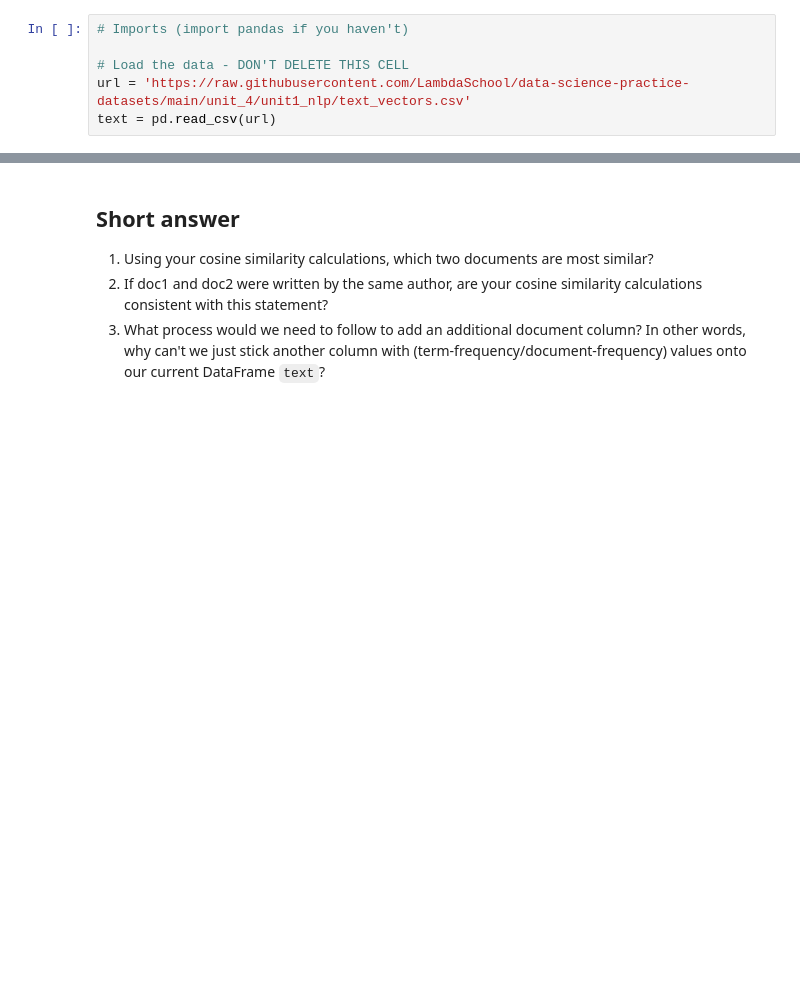
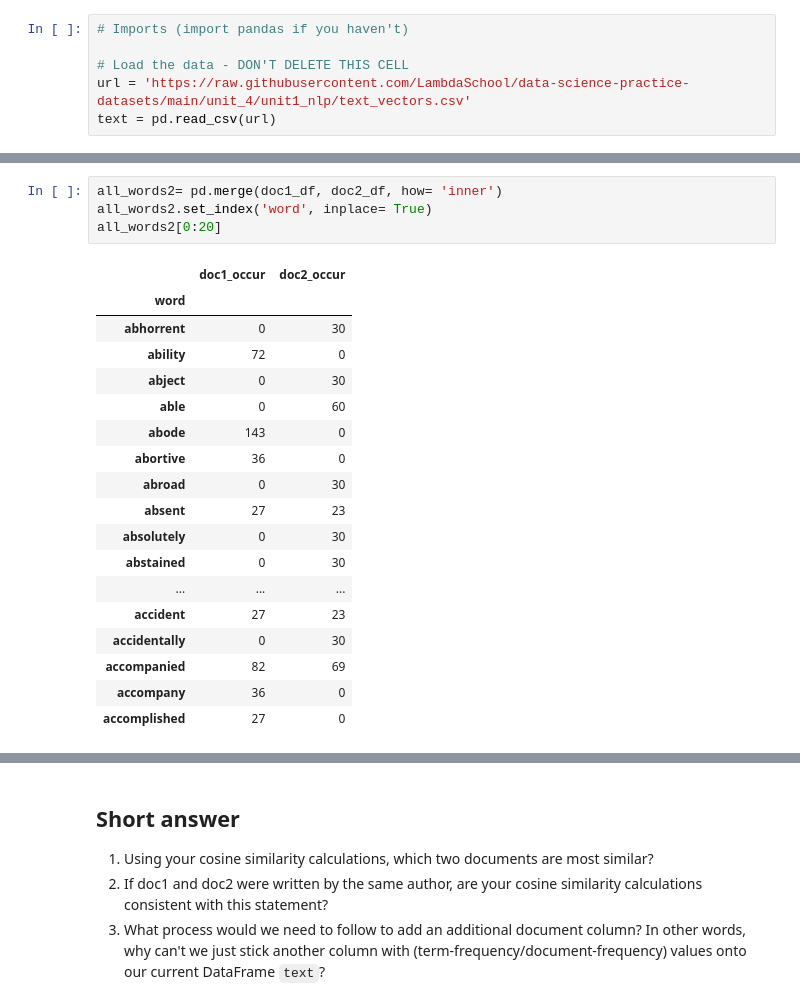
Before and after one commit to kevmanning/DS-Unit-1-Sprint-3-Linear-Algebra, a Jupyter notebook: DS_Unit1_Sprint3_Challenge_Kevin_Manning.ipynb, the cells around one changed output, grey strips where cells are left out. Cells and saved outputs as stored; diff of their text form; blank space fills up the shorter version.

```diff
--- a/DS_Unit1_Sprint3_Challenge_Kevin_Manning.ipynb
+++ b/DS_Unit1_Sprint3_Challenge_Kevin_Manning.ipynb
@@ -433,0 +463,23 @@ doc0_freq[0:50]
+# %%
+all_words2= pd.merge(doc1_df, doc2_df, how= 'inner')
+all_words2.set_index('word', inplace= True)
+all_words2[0:20]
+# %% [output]
+|  | doc1_occur | doc2_occur |
+| word |  |  |
+| abhorrent | 0 | 30 |
+| ability | 72 | 0 |
+| abject | 0 | 30 |
+| able | 0 | 60 |
+| abode | 143 | 0 |
+| abortive | 36 | 0 |
+| abroad | 0 | 30 |
+| absent | 27 | 23 |
+| absolutely | 0 | 30 |
+| abstained | 0 | 30 |
+| ... | ... | ... |
+| accident | 27 | 23 |
+| accidentally | 0 | 30 |
+| accompanied | 82 | 69 |
+| accompany | 36 | 0 |
+| accomplished | 27 | 0 |
```
Also changed, not shown: parts of 17 cells of this notebook.
